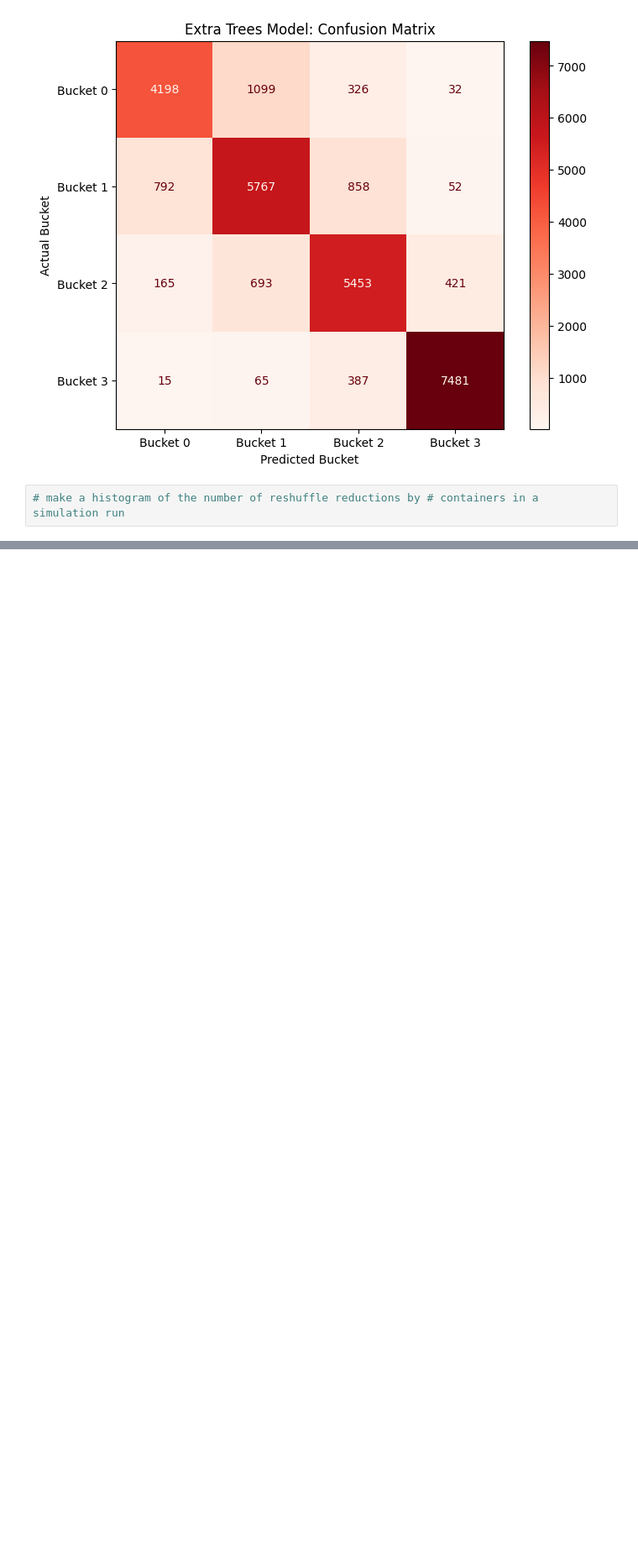
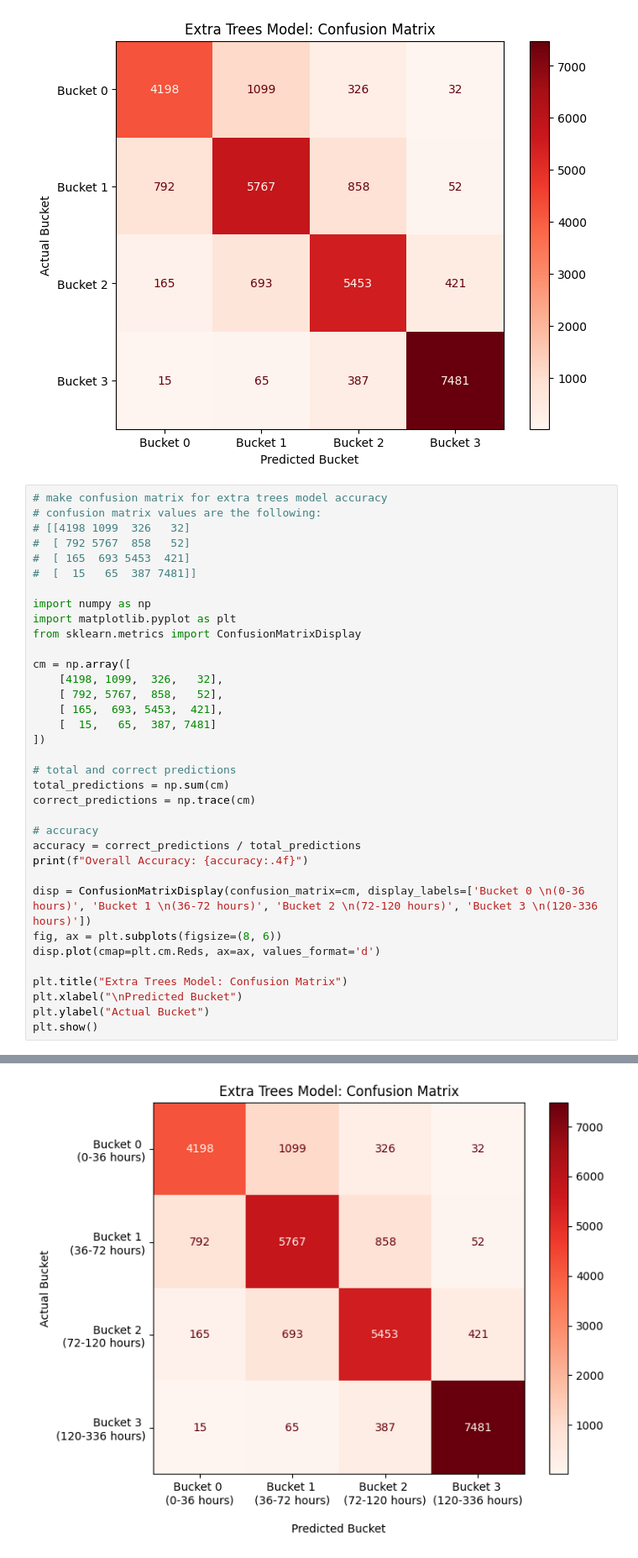
Before and after one commit to kellyegorman/eurogate-twin, a Jupyter notebook: models/visualize_performance.ipynb, the cells around one changed output, grey strips where cells are left out. Shown at 84% size. Cells and saved outputs as stored; diff of their text form; blank space fills up the shorter version.

Commit message:
more visualizations for poster

```diff
--- a/models/visualize_performance.ipynb
+++ b/models/visualize_performance.ipynb
@@ -37,4 +37,38 @@ plt.show()
 Overall Accuracy: 0.8236
 [figure]
 # %%
-# make a histogram of the number of reshuffle reductions by # containers in a simulation run
+# make confusion matrix for extra trees model accuracy
+# confusion matrix values are the following:
+# [[4198 1099  326   32]
+#  [ 792 5767  858   52]
+#  [ 165  693 5453  421]
+#  [  15   65  387 7481]]
+
+import numpy as np
+import matplotlib.pyplot as plt
+from sklearn.metrics import ConfusionMatrixDisplay
+
+cm = np.array([
+    [4198, 1099,  326,   32],
+    [ 792, 5767,  858,   52],
+    [ 165,  693, 5453,  421],
+    [  15,   65,  387, 7481]
+])
+
+# total and correct predictions
+total_predictions = np.sum(cm)
+correct_predictions = np.trace(cm)
+
+# accuracy
+accuracy = correct_predictions / total_predictions
+print(f"Overall Accuracy: {accuracy:.4f}")
+
+disp = ConfusionMatrixDisplay(confusion_matrix=cm, display_labels=['Bucket 0 \n(0-36 hours)', 'Bucket 1 \n(36-72 hours)', 'Bucket 2 \n(72-120 hours)', 'Bucket 3 \n(120-336 hours)'])
+fig, ax = plt.subplots(figsize=(8, 6))
+disp.plot(cmap=plt.cm.Reds, ax=ax, values_format='d')
+
+plt.title("Extra Trees Model: Confusion Matrix")
+plt.xlabel("\nPredicted Bucket")
+plt.ylabel("Actual Bucket")
+plt.show()
+# %% [output]
@@ -40,0 +76 @@ Overall Accuracy: 0.8236
+[figure, added]
```
Also changed, not shown: parts of 1 cell of this notebook, 2 other files.
